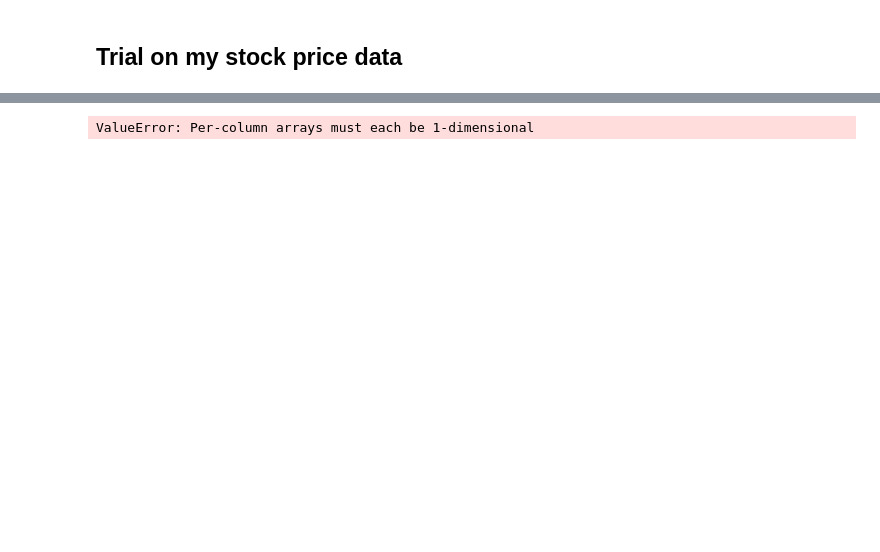
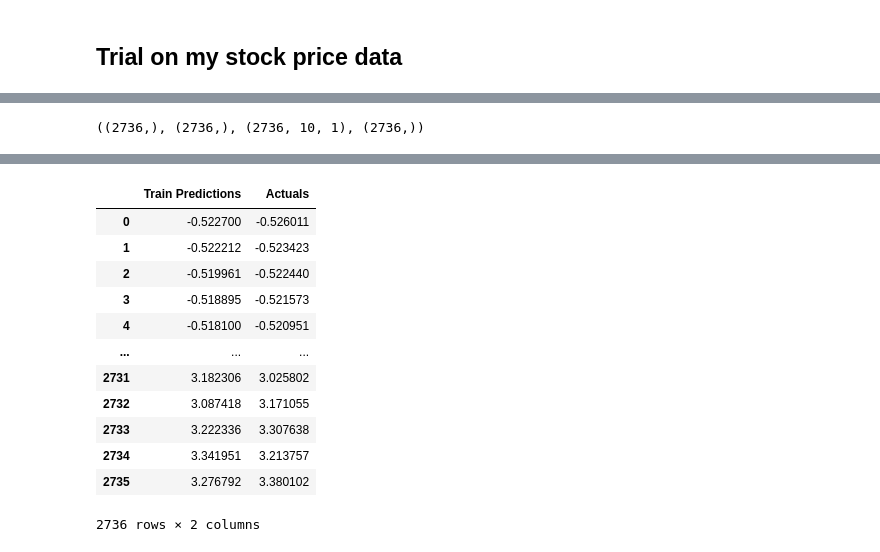
Before and after one commit to lrpalmer27/ForcePredictionRNN, a Jupyter notebook: devl.ipynb, the cells around one changed output, grey strips where cells are left out. Drawn from its saved outputs; the diff is of its cells as text; code cells hidden in the pictures; blank space fills up the shorter version.

```diff
--- a/devl.ipynb
+++ b/devl.ipynb
@@ -18,10 +22,11 @@ def df_to_windowed_df(dataframe,windowSize=3):
   Y=[]
 
   for i in range(0,len(data)-windowSize):
-    nth=[[a[0],a[1]] for a in data[i:i+windowSize]]
+    # nth=[[a[0],a[1]] for a in data[i:i+windowSize]]
+    nth=[[a[1]] for a in data[i:i+windowSize]]
     # print(nth)
     X.append(nth)
-    Y.append(data[i+windowSize])
+    Y.append((data[i+windowSize])[1])
 
   return np.array(X),np.array(Y)
 
@@ -30,5 +35,4 @@ filepath="TSLA.csv"
 df=pd.read_csv(filepath)
 
 df.Date = pd.to_datetime(df.Date).astype('int64') / 10**9
-
-X,Y=df_to_windowed_df(df,windowSize=3)
+X,Y=df_to_windowed_df(df,windowSize=windowSize)
@@ -161,0 +211,3 @@ SyntaxError: unterminated string literal (detected at line 2) (538482940.py, lin
+# %%
+train_predictions=model.predict(x_train).flatten()
+yflat=y_train.flatten()
@@ -162,5 +216,10 @@ SyntaxError: unterminated string literal (detected at line 2) (538482940.py, lin
+# %%
+train_predictions.shape,y_train.shape,x_train.shape,yflat.shape
+# print(y_train)
+# %% [output]
+((2736,), (2736,), (2736, 10, 1), (2736,))
 # %%
 train_predictions=model.predict(x_train).flatten()
-train_results=pd.DataFrame(data={'Train Predictions':train_predictions,'Actuals':y_train})
+train_results=pd.DataFrame(data={'Train Predictions':train_predictions,'Actuals':yflat})
 train_results
 # %% [output]
@@ -168,3 +227,15 @@ train_results
+|  | Train Predictions | Actuals |
+| 0 | -0.522700 | -0.526011 |
+| 1 | -0.522212 | -0.523423 |
+| 2 | -0.519961 | -0.522440 |
+| 3 | -0.518895 | -0.521573 |
+| 4 | -0.518100 | -0.520951 |
+| ... | ... | ... |
+| 2731 | 3.182306 | 3.025802 |
+| 2732 | 3.087418 | 3.171055 |
+| 2733 | 3.222336 | 3.307638 |
+| 2734 | 3.341951 | 3.213757 |
+| 2735 | 3.276792 | 3.380102 |
-ValueError: Per-column arrays must each be 1-dimensional
+2736 rows × 2 columns
 # %%
 ## Check for overfitting
```
Also changed, not shown: parts of 28 cells of this notebook, 10 other files.
